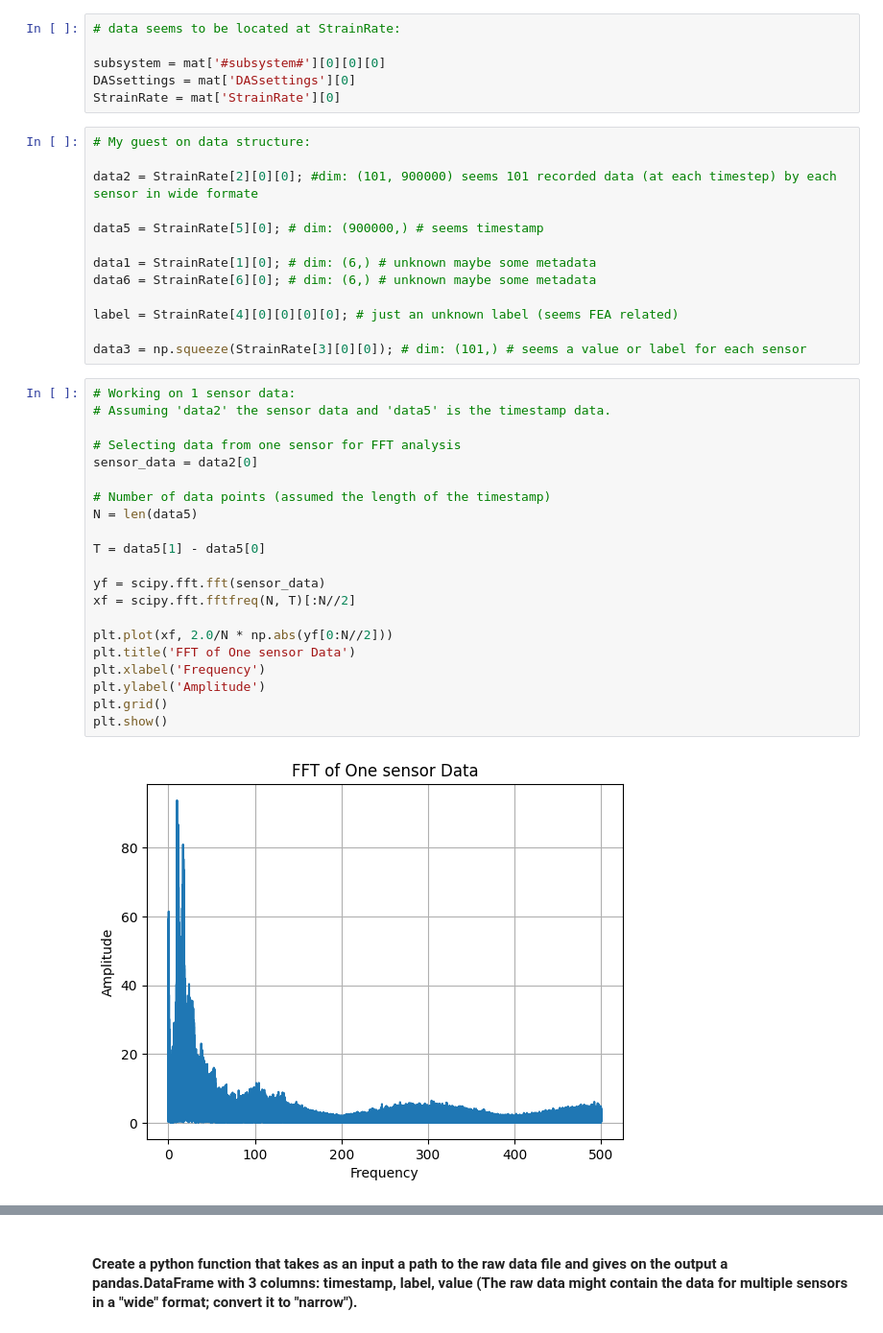
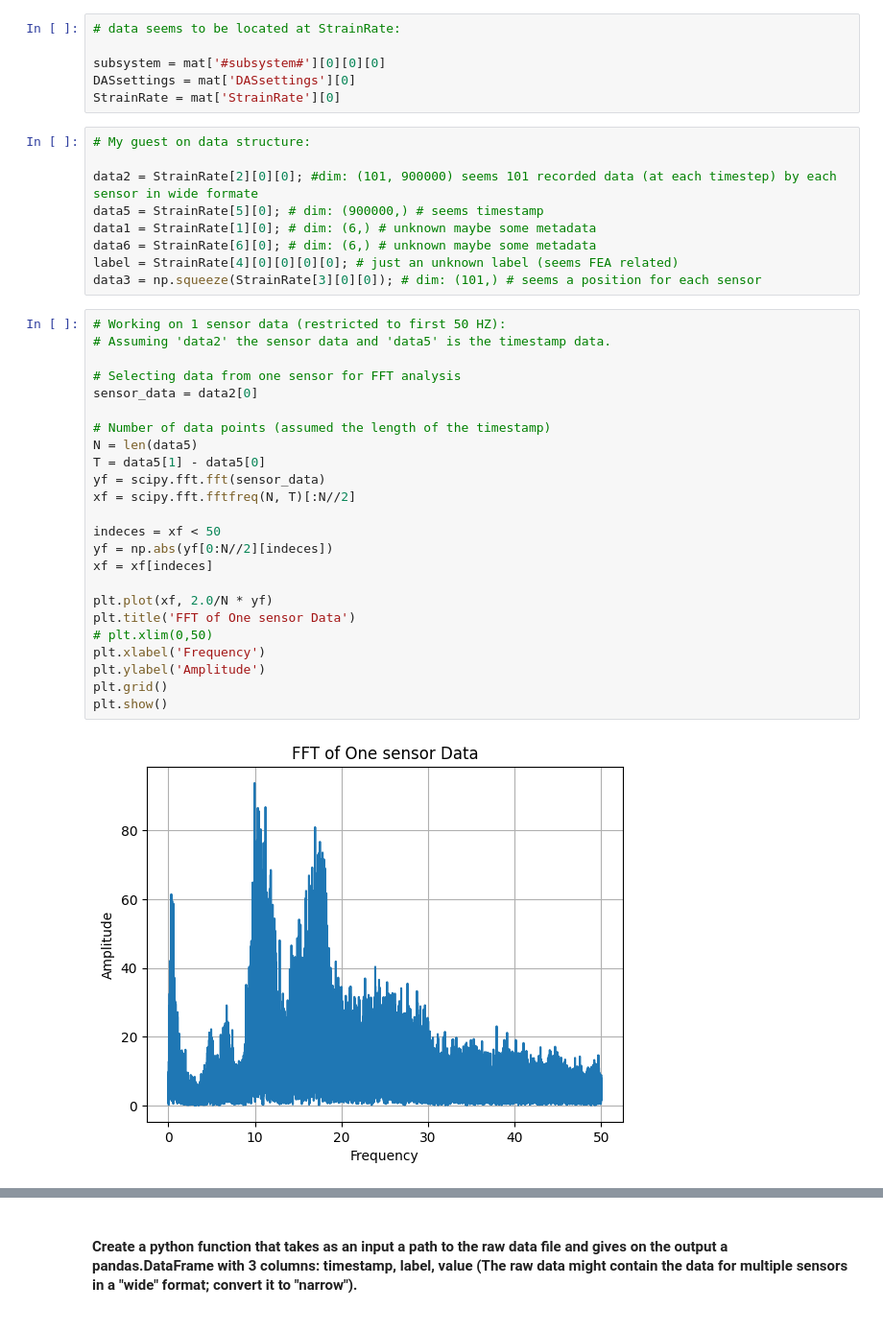
Before and after one commit to shayansss/sample_task, a Jupyter notebook: samples.ipynb, the cells around one changed output, grey strips where cells are left out. Shown at 96% size. Saved outputs shown, nothing was run; the diff lists cells and outputs as text.

```diff
--- a/samples.ipynb
+++ b/samples.ipynb
@@ -23,35 +34,34 @@ StrainRate = mat['StrainRate'][0]
 # My guest on data structure:
 
 data2 = StrainRate[2][0][0]; #dim: (101, 900000) seems 101 recorded data (at each timestep) by each sensor in wide formate
-
 data5 = StrainRate[5][0]; # dim: (900000,) # seems timestamp
-
 data1 = StrainRate[1][0]; # dim: (6,) # unknown maybe some metadata
 data6 = StrainRate[6][0]; # dim: (6,) # unknown maybe some metadata
-
 label = StrainRate[4][0][0][0][0]; # just an unknown label (seems FEA related)
-
-data3 = np.squeeze(StrainRate[3][0][0]); # dim: (101,) # seems a value or label for each sensor
+data3 = np.squeeze(StrainRate[3][0][0]); # dim: (101,) # seems a position for each sensor
 # %%
-# Working on 1 sensor data:
+# Working on 1 sensor data (restricted to first 50 HZ):
 # Assuming 'data2' the sensor data and 'data5' is the timestamp data.
 
 # Selecting data from one sensor for FFT analysis
 sensor_data = data2[0]
 
 # Number of data points (assumed the length of the timestamp)
 N = len(data5)
-
 T = data5[1] - data5[0]
-
 yf = scipy.fft.fft(sensor_data)
 xf = scipy.fft.fftfreq(N, T)[:N//2]
 
-plt.plot(xf, 2.0/N * np.abs(yf[0:N//2]))
+indeces = xf < 50
+yf = np.abs(yf[0:N//2][indeces])
+xf = xf[indeces]
+
+plt.plot(xf, 2.0/N * yf)
 plt.title('FFT of One sensor Data')
+# plt.xlim(0,50)
 plt.xlabel('Frequency')
 plt.ylabel('Amplitude')
 plt.grid()
 plt.show()
 # %% [output]
-[figure, old version]
+[figure, new version]
```
Also changed, not shown: parts of 9 cells of this notebook.
